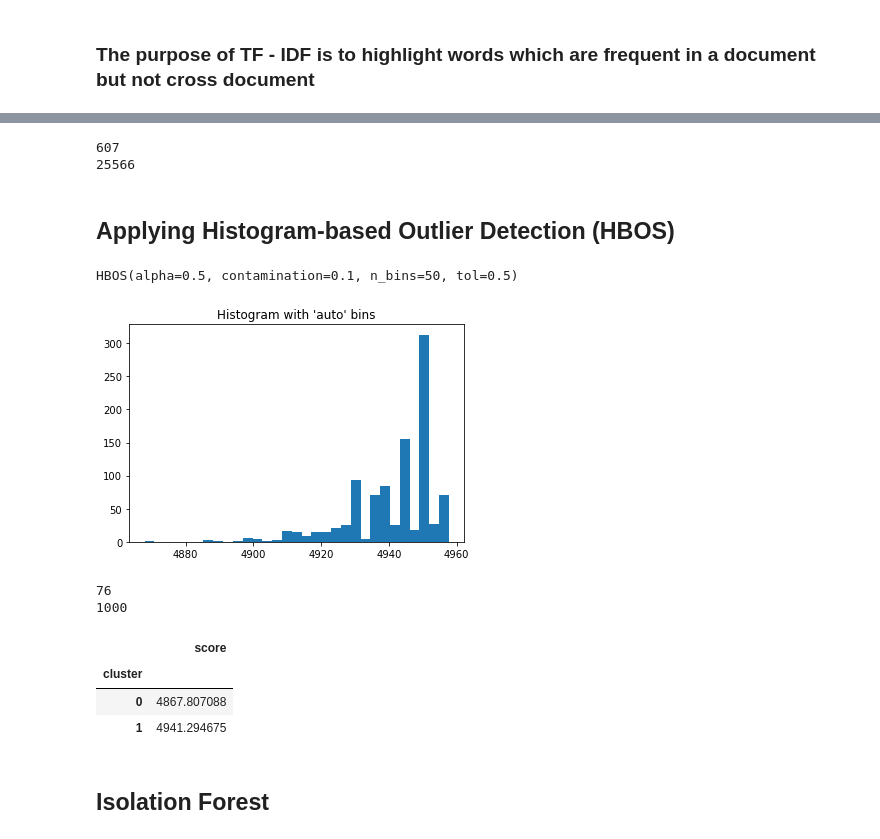
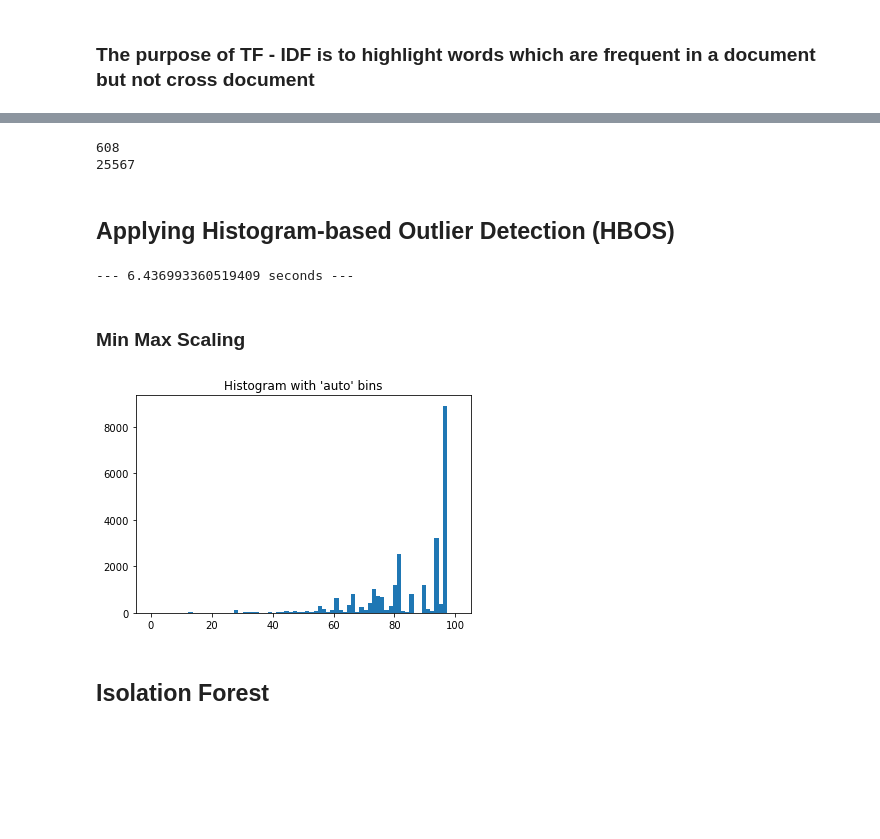
Before and after one commit to akesar01/LogAnalysis, a Jupyter notebook: Log_Analysis1.ipynb, the cells around one changed output, grey strips where cells are left out. Drawn from its saved outputs; the diff is of its cells as text; code cells hidden in the pictures; blank space fills up the shorter version.

```diff
--- a/Log_Analysis1.ipynb
+++ b/Log_Analysis1.ipynb
@@ -65,8 +67,3 @@ df['message'][1]
-# %%
-msg_list = list(df['message'])
-for msg in msg_list:
-    #To replace \220 with another value
-    msg.replace('\220','>')
 # %% [markdown]
 # Text Cleaning
 # %%
@@ -167,11 +164,7 @@ from sacremoses import MosesDetokenizer
 
 parsed_logs=[]
 for words in doc:
-    if words =="":
-        continue
     detokens = MosesDetokenizer().detokenize(words, return_str=True)
-    if detokens =="":
-        continue
     parsed_logs.append(detokens)
 # %% [markdown]
 # TFIDF Differentiation
@@ -202,53 +196,41 @@ arr1 = result1.toarray()
 print(len(arr1))
 # idf_df = pd.DataFrame(result.toarray(),columns=vectorizer.get_feature_names())
 # %% [output]
-607
-25566
+608
+25567
 # %% [markdown]
 ## Applying Histogram-based Outlier Detection (HBOS)
 # %%
-from pyod.models.hbos import HBOS
+t3 = time.time()
 n_bins = 50
 hbos = HBOS(n_bins=n_bins)
 hbos.fit(arr1)
-HBOS(alpha=0.5, contamination=0.1, n_bins=n_bins, tol=0.5)
+HBOS(alpha=0.5, contamination=0.01, n_bins=n_bins, tol=0.5)
+# test1 = arr1[:1000]
+# train1 = arr1[1000:]
+model = hbos.fit(arr1)
+y_scores = model.decision_function(arr1)*-1
+print("--- %s seconds ---" % (time.time() - t3))
 # %% [output]
-HBOS(alpha=0.5, contamination=0.1, n_bins=50, tol=0.5)
+--- 6.436993360519409 seconds ---
-# %%
-test1 = arr1[:1000]
-train1 = arr1[1000:]
-model = hbos.fit(train1)
-y_scores = model.decision_function(test1)*-1
+# %% [markdown]
+###  Min Max Scaling
 # %%
+list_score = list(y_scores)
+mi = min(list_score)
+ma = max(list_score)
+final_score = [((x-mi)/(ma-mi))*100 for x in list_score]
+
+((-model.threshold_ - mi)/(ma-mi))*100
+
 import matplotlib.pyplot as plt
-plt.hist(y_scores, bins='auto')  # arguments are passed to np.histogram
+plt.hist(final_score, bins='auto')  # arguments are passed to np.histogram
 plt.title("Histogram with 'auto' bins")
 #plt.margins(-0.4,-0.4)
 # plt.xlim((5200, 5220))
 # plt.ylim((0, 100))
 plt.show()
 # %% [output]
-[figure, old version]
+[figure, new version]
-# %%
-anomly = []
-for i in range(len(y_scores)):
-    if y_scores[i]<4920:
-        anomly.append(i)
-print(len(anomly))
-# print(len(y_scores))
-# %% [output]
-76
-1000
-# %%
-df_plot = pd.DataFrame()
-df_plot['score'] = y_scores
-df_plot['cluster'] = np.where(df_plot['score']<4880, 0, 1)
-df_plot['cluster'].value_counts()
-df_plot.groupby('cluster').mean()
-# %% [output]
-|  | score |
-| cluster |  |
-| 0 | 4867.807088 |
-| 1 | 4941.294675 |
 # %% [markdown]
 ## Isolation Forest
```
Also changed, not shown: parts of 26 cells of this notebook, 1 other file.
